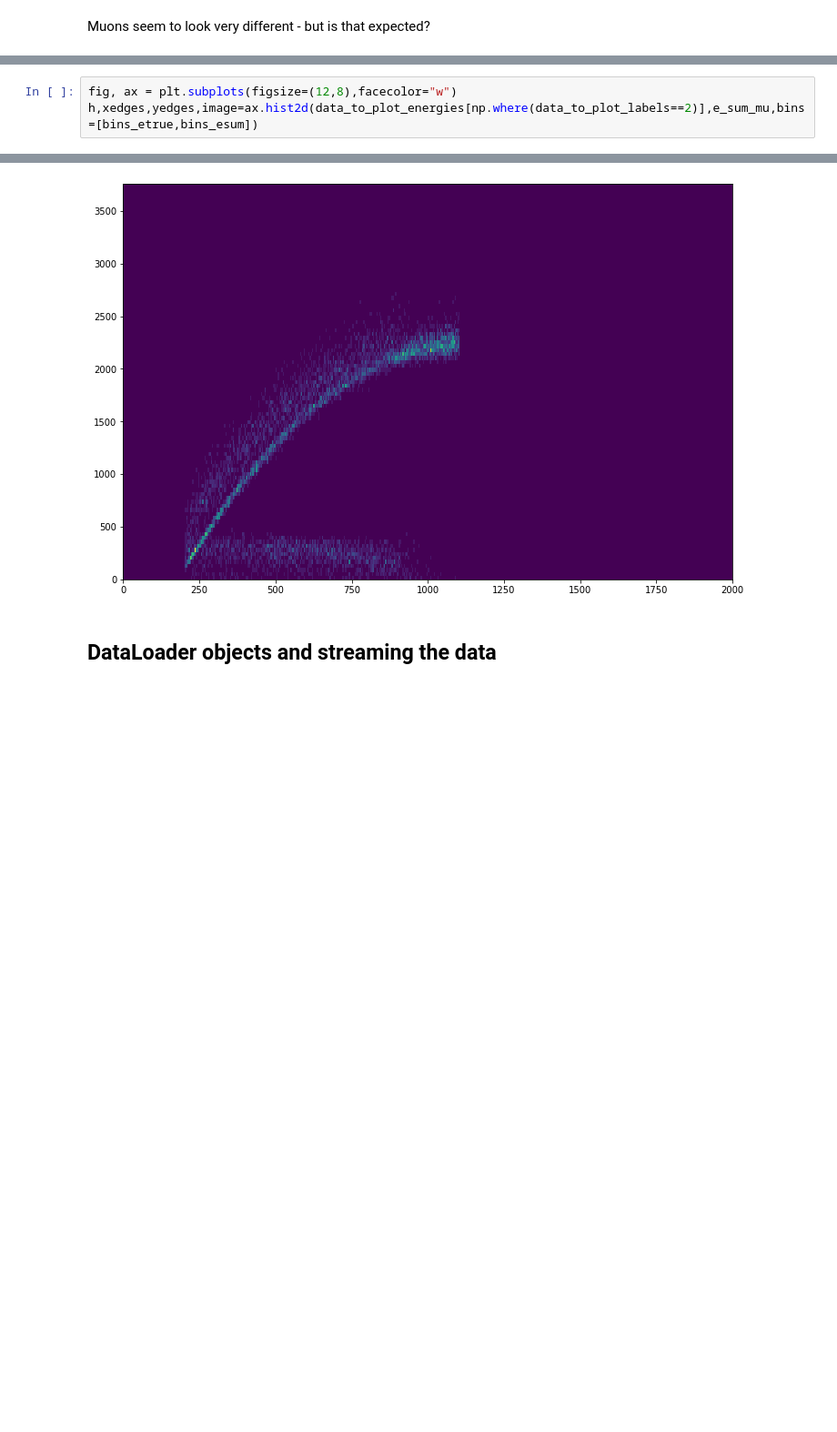
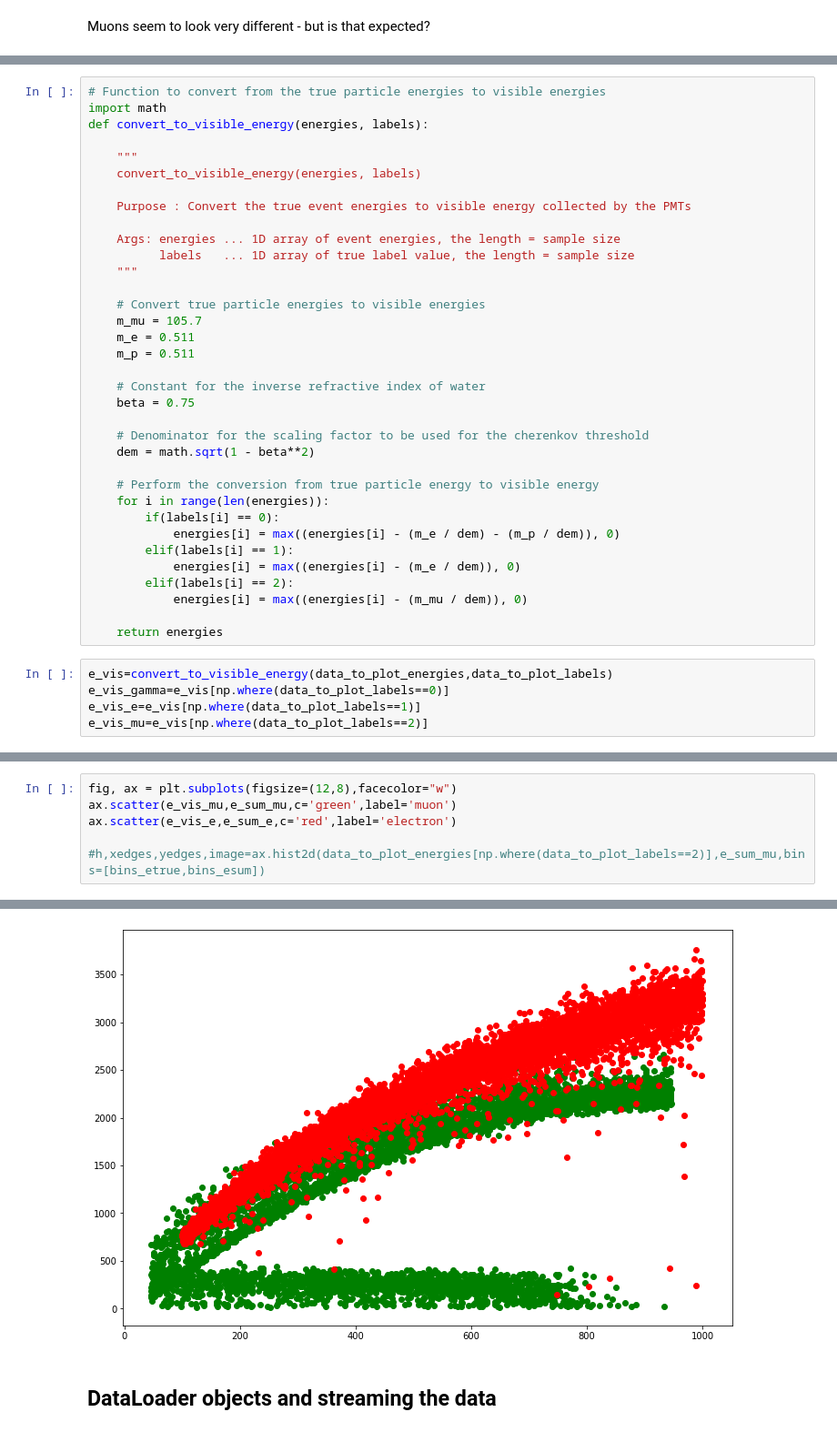
Before and after one commit to wfedorko/TRISEP_ML_tutorial, a Jupyter notebook: notebooks/Data_Exploration_And_Streaming.ipynb, the cells around one changed output, grey strips where cells are left out. Shown at 91% size. Drawn from its saved outputs; the diff is of its cells as text; blank space fills up the shorter version.

```diff
--- a/notebooks/Data_Exploration_And_Streaming.ipynb
+++ b/notebooks/Data_Exploration_And_Streaming.ipynb
@@ -382,0 +385,40 @@ plt.show()
+# %%
+# Function to convert from the true particle energies to visible energies
+import math
+def convert_to_visible_energy(energies, labels):
+
+    """
+    convert_to_visible_energy(energies, labels)
+
+    Purpose : Convert the true event energies to visible energy collected by the PMTs
+
+    Args: energies ... 1D array of event energies, the length = sample size
+          labels   ... 1D array of true label value, the length = sample size
+    """
+
+    # Convert true particle energies to visible energies
+    m_mu = 105.7
+    m_e = 0.511
+    m_p = 0.511
+
+    # Constant for the inverse refractive index of water
+    beta = 0.75
+
+    # Denominator for the scaling factor to be used for the cherenkov threshold
+    dem = math.sqrt(1 - beta**2)
+
+    # Perform the conversion from true particle energy to visible energy
+    for i in range(len(energies)):
+        if(labels[i] == 0):
+            energies[i] = max((energies[i] - (m_e / dem) - (m_p / dem)), 0)
+        elif(labels[i] == 1):
+            energies[i] = max((energies[i] - (m_e / dem)), 0)
+        elif(labels[i] == 2):
+            energies[i] = max((energies[i] - (m_mu / dem)), 0)
+
+    return energies
+# %%
+e_vis=convert_to_visible_energy(data_to_plot_energies,data_to_plot_labels)
+e_vis_gamma=e_vis[np.where(data_to_plot_labels==0)]
+e_vis_e=e_vis[np.where(data_to_plot_labels==1)]
+e_vis_mu=e_vis[np.where(data_to_plot_labels==2)]
@@ -383,4 +455,7 @@ plt.show()
 # %%
 fig, ax = plt.subplots(figsize=(12,8),facecolor="w")
-h,xedges,yedges,image=ax.hist2d(data_to_plot_energies[np.where(data_to_plot_labels==2)],e_sum_mu,bins=[bins_etrue,bins_esum])
+ax.scatter(e_vis_mu,e_sum_mu,c='green',label='muon')
+ax.scatter(e_vis_e,e_sum_e,c='red',label='electron')
+
+#h,xedges,yedges,image=ax.hist2d(data_to_plot_energies[np.where(data_to_plot_labels==2)],e_sum_mu,bins=[bins_etrue,bins_esum])
 # %% [output]
@@ -387,4 +463,4 @@ h,xedges,yedges,image=ax.hist2d(data_to_plot_energies[np.where(data_to_plot_labe
-[figure, old version]
+[figure, new version]
 # %% [markdown]
 ## DataLoader objects and streaming the data
 # %% [markdown]
```
Also changed, not shown: parts of 8 cells of this notebook, 10 other files.
